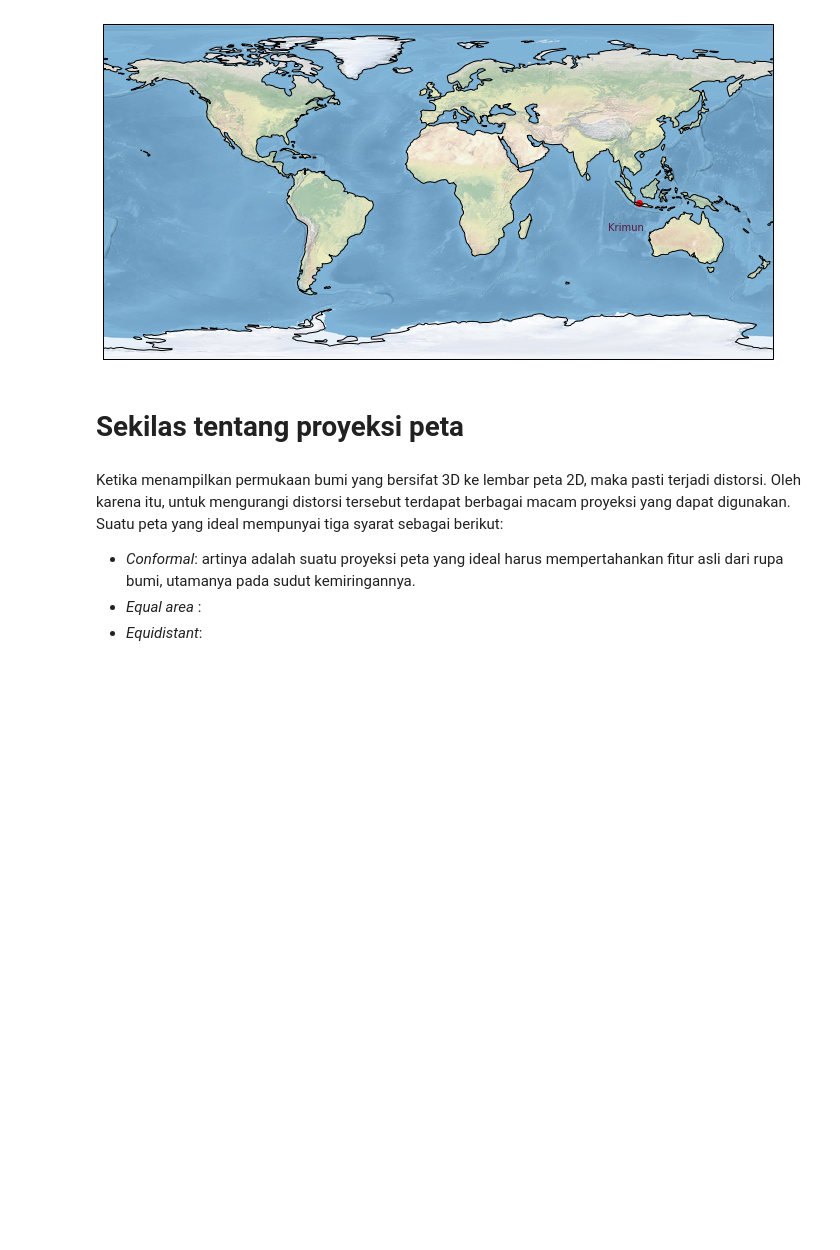
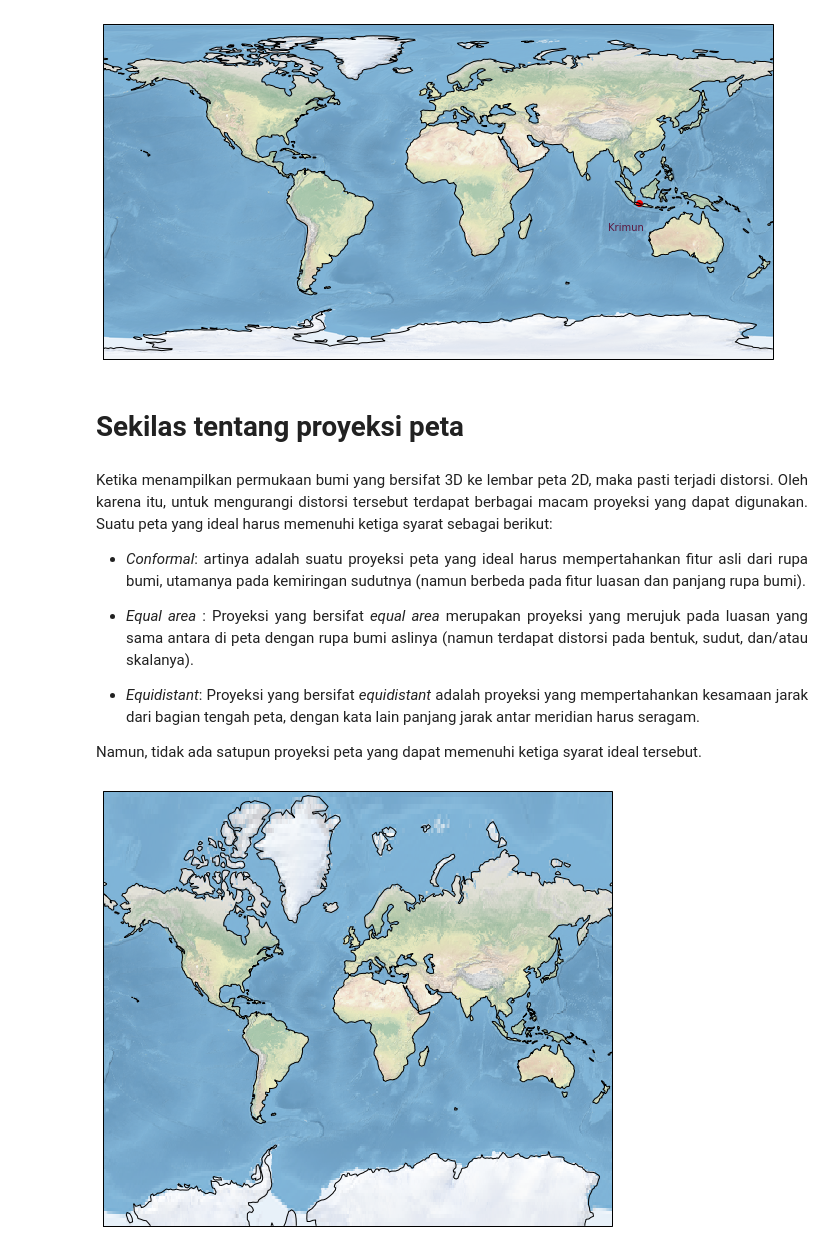
Before and after one commit to sandyherho/belajarCartopy, a Jupyter notebook: notebook.ipynb, the cells around one changed output. Saved outputs shown, nothing was run; the diff lists cells and outputs as text; code cells hidden in the pictures; blank space fills up the shorter version.

```diff
--- a/notebook.ipynb
+++ b/notebook.ipynb
@@ -78,8 +78,18 @@ plt.text(bujur - 17, lintang - 15, 'Krimun', color='#5c1a41');
 # %% [markdown]
 # Sekilas tentang proyeksi peta
 # %% [markdown]
-Ketika menampilkan permukaan bumi yang bersifat 3D ke lembar peta 2D, maka pasti terjadi distorsi. Oleh karena itu, untuk mengurangi distorsi tersebut terdapat berbagai macam proyeksi yang dapat digunakan. Suatu peta yang ideal mempunyai tiga syarat sebagai berikut:
+<p style="text-align:justify">Ketika menampilkan permukaan bumi yang bersifat 3D ke lembar peta 2D, maka pasti terjadi distorsi. Oleh karena itu, untuk mengurangi distorsi tersebut terdapat berbagai macam proyeksi yang dapat digunakan. Suatu peta yang ideal harus memenuhi ketiga syarat sebagai berikut:</p>
 
-* *Conformal*: artinya adalah suatu proyeksi peta yang ideal harus mempertahankan fitur asli dari rupa bumi, utamanya pada sudut kemiringannya.
-* *Equal area* :
-* *Equidistant*:
+* <p style="text-align:justify"><i>Conformal</i>: artinya adalah suatu proyeksi peta yang ideal harus mempertahankan fitur asli dari rupa bumi, utamanya pada kemiringan sudutnya (namun berbeda pada fitur luasan dan panjang rupa bumi).</p>
+* <p style="text-align:justify"><i>Equal area</i> : Proyeksi yang bersifat <i>equal area</i> merupakan proyeksi yang merujuk pada luasan yang sama antara di peta dengan rupa bumi aslinya (namun terdapat distorsi pada bentuk, sudut, dan/atau skalanya). </p>
+* <p style="text-align:justify"><i>Equidistant</i>: Proyeksi yang bersifat <i>equidistant</i> adalah proyeksi yang mempertahankan kesamaan jarak dari bagian tengah peta, dengan kata lain panjang jarak antar meridian harus seragam.</p>
+
+Namun, tidak ada satupun proyeksi peta yang dapat memenuhi ketiga syarat ideal tersebut.
+# %%
+# Contoh proyeksi dengan sifat conformal, yakni Mercator
+plt.figure(figsize=(10,8))
+ax = plt.axes(projection=ccrs.Mercator())
+ax.coastlines();
+ax.stock_img();
+# %% [output]
+[figure, added]
```
Also changed, not shown: parts of 7 cells of this notebook.
